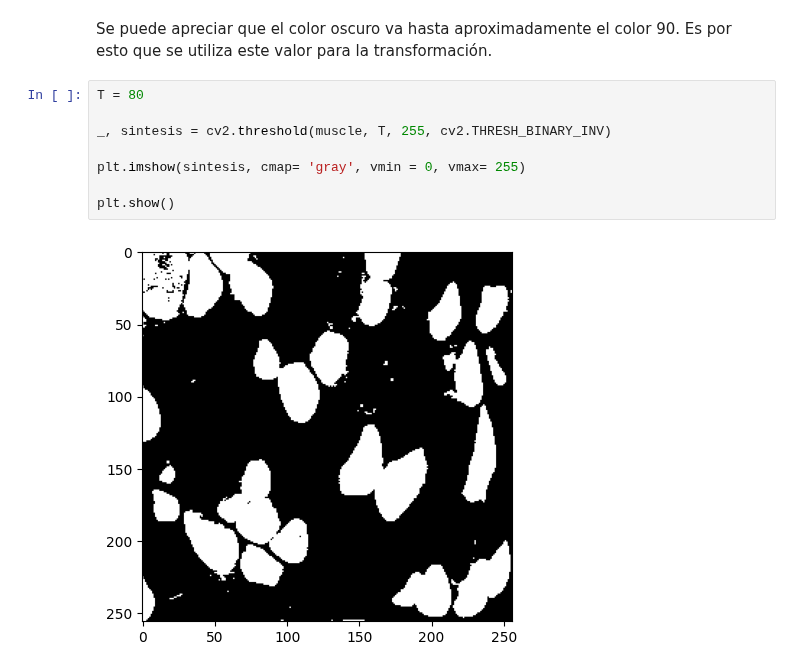
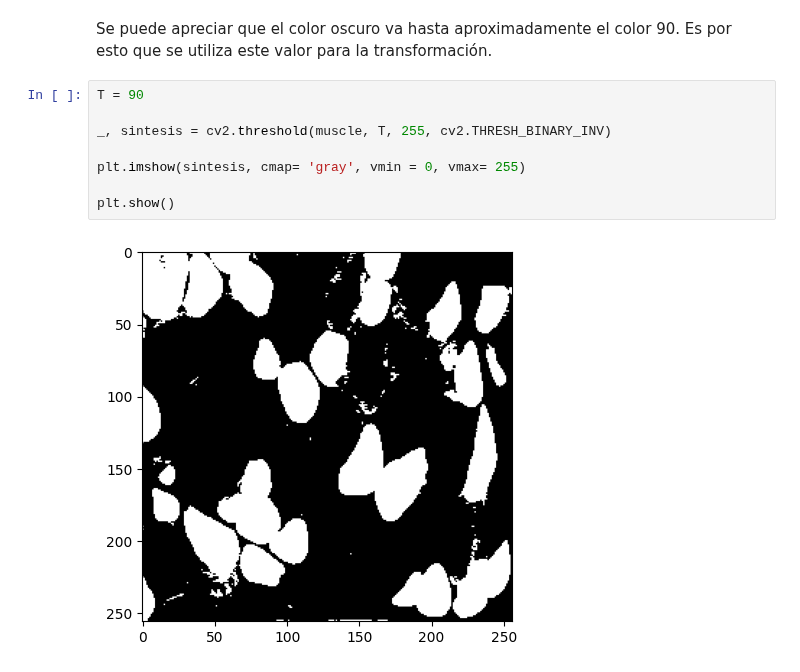
Before and after one commit to pukinidev/TalleresImagenes, a Jupyter notebook: Taller 2/Punto6Sintesis.ipynb, the cells around one changed output. Cells and saved outputs as stored; diff of their text form.

```diff
--- a/Taller 2/Punto6Sintesis.ipynb
+++ b/Taller 2/Punto6Sintesis.ipynb
@@ -84,13 +84,13 @@ plt.show()
 # %% [markdown]
 Se puede apreciar que el color oscuro va hasta aproximadamente el color 90. Es por esto que se utiliza este valor para la transformación.
 # %%
-T = 80
+T = 90
 
 _, sintesis = cv2.threshold(muscle, T, 255, cv2.THRESH_BINARY_INV)
 
 plt.imshow(sintesis, cmap= 'gray', vmin = 0, vmax= 255)
 
 plt.show()
 # %% [output]
-[figure, old version]
+[figure, new version]
 # %%
```
Also changed, not shown: parts of 2 cells of this notebook, 1 other file.
